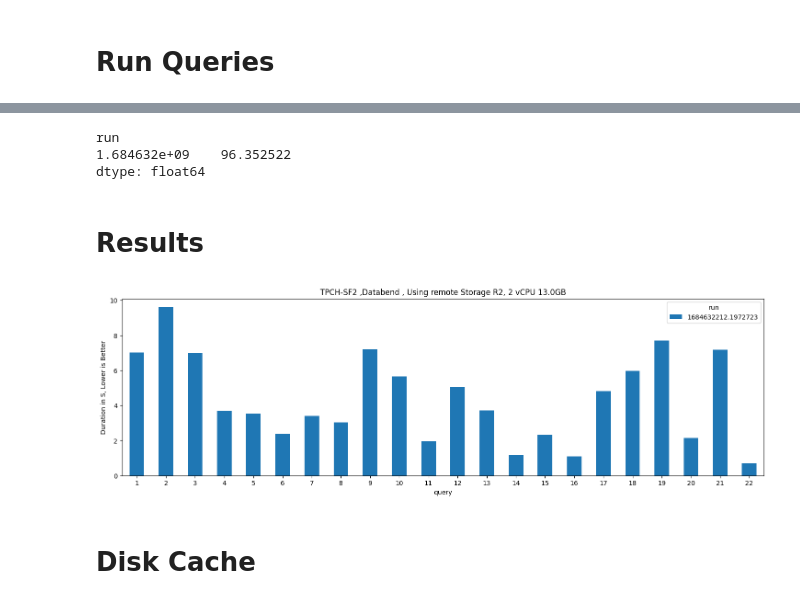
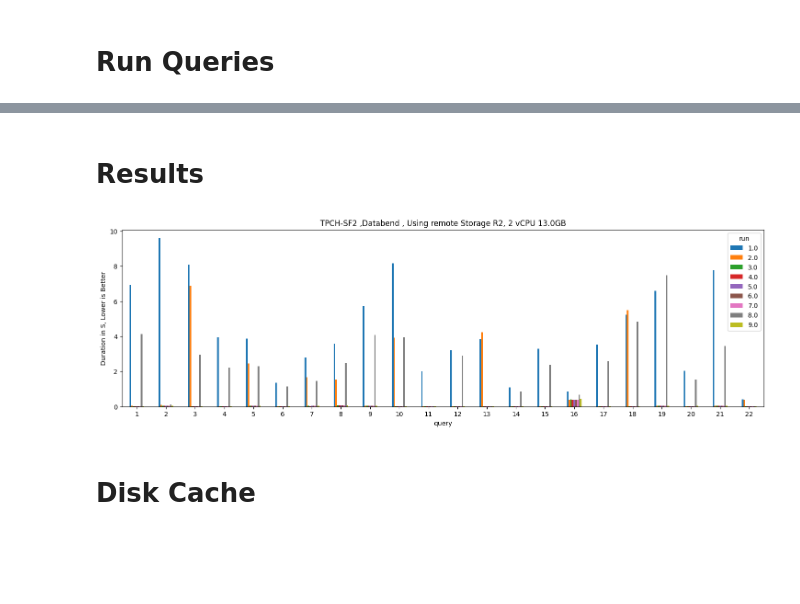
Before and after one commit to djouallah/Testing_BI_Engine, a Jupyter notebook: Database/Databend/Datablend_Remote_Storage.ipynb, the cells around one changed output, grey strips where cells are left out. Drawn from its saved outputs; the diff is of its cells as text; code cells hidden in the pictures; blank space fills up the shorter version.

```diff
--- a/Database/Databend/Datablend_Remote_Storage.ipynb
+++ b/Database/Databend/Datablend_Remote_Storage.ipynb
@@ -1056,26 +1033,18 @@ databend = pd.concat(map(pd.read_csv, glob.glob('./result/*.csv')))
-# %%
-import numpy as np
-from psutil import *
-vCPU = str(cpu_count()) + " vCPU"
-mem=round(virtual_memory().total/(1024 * 1024 * 1024),0)
-runtime = 'TPCH-SF'+str(sf)+' ,Google Colab, '+vCPU+' '+str(mem)+'GB'
-databend[['run','query','dur']]
-df = databend.pivot(index='query', columns='run', values='dur')
-df.sum()
-# %% [output]
-run
-1.684632e+09    96.352522
-dtype: float64
 # %% [markdown]
 # Results
 # %%
 from psutil import *
 vCPU = str(cpu_count()) + " vCPU"
 mem=round(virtual_memory().total/(1024 * 1024 * 1024),0)
 runtime = 'TPCH-SF'+str(sf)+' ,Databend , Using remote Storage R2, '+vCPU+' '+str(mem)+'GB'
+import glob
+databend = pd.concat(map(pd.read_csv, glob.glob('./result/*.csv')))
+databend["run"] = databend.groupby("query")["runtime"].rank(method="first", ascending=True)
+databend[['run','query','dur']]
+df = databend.pivot(index='query', columns='run', values='dur')
 ax = df.plot.bar(rot=0,title=runtime,ylabel='Duration in S, Lower is Better',figsize=(18,5))
 # %% [output]
-[figure, old version]
+[figure, new version]
 # %% [markdown]
 # Disk Cache
 # %%
```
Also changed, not shown: parts of 11 cells of this notebook.
